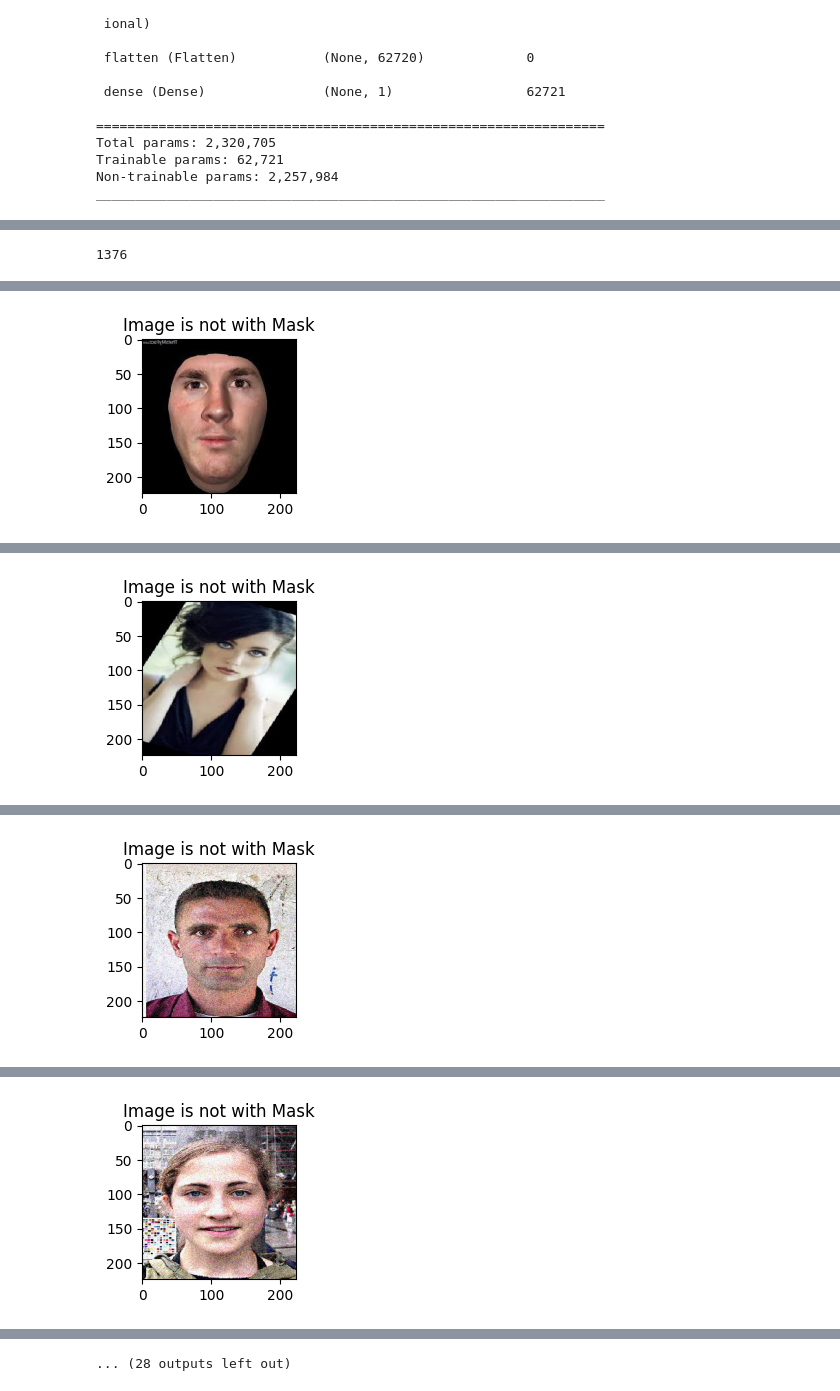
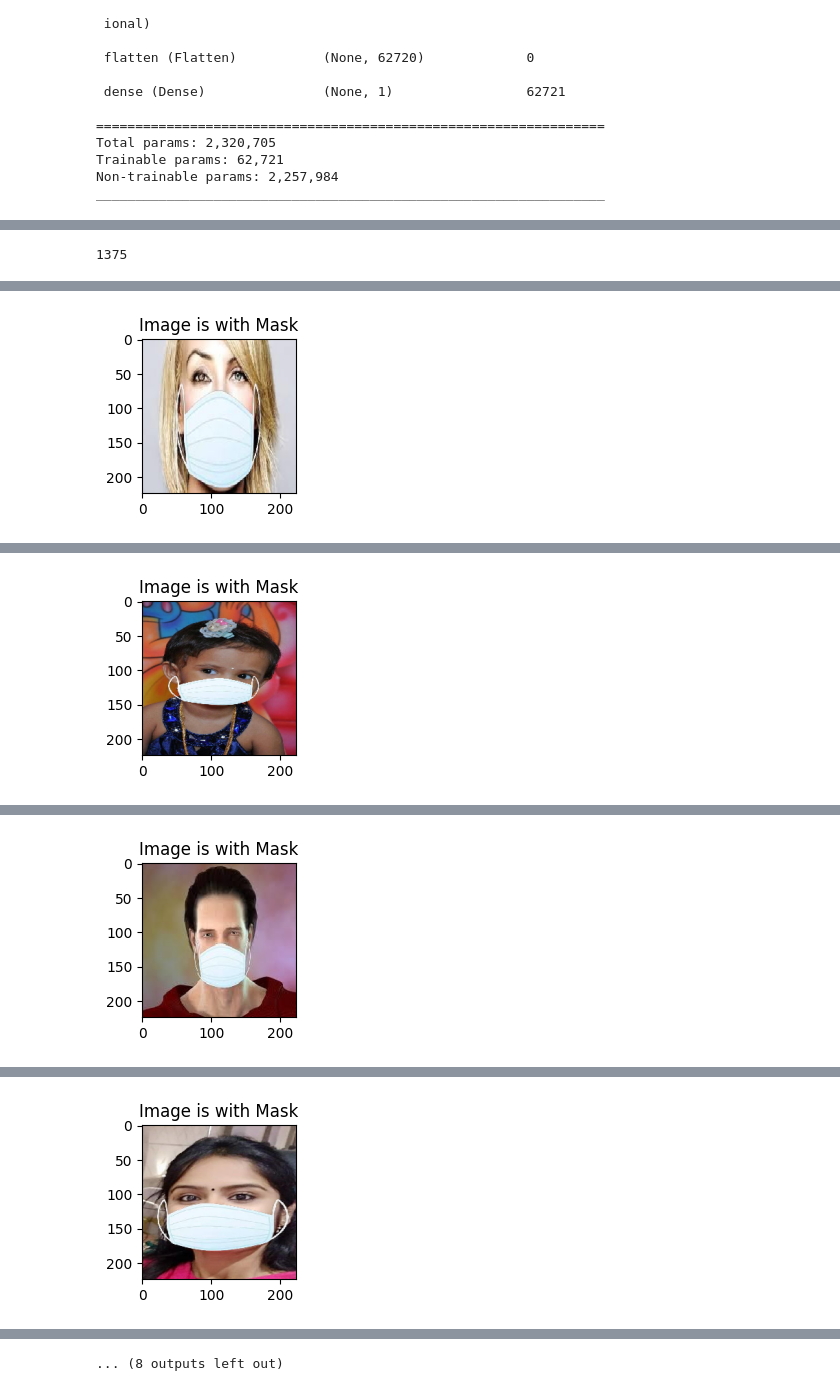
Before and after one commit to amballa-mahesh/dl_face_mask_project, a Jupyter notebook: notebooks/Deep_learning_facemask_detection.ipynb, the cells around one changed output, grey strips where cells are left out. Saved outputs shown, nothing was run; the diff lists cells and outputs as text; code cells hidden in the pictures.

Commit message:
model created . ipynb

```diff
--- a/notebooks/Deep_learning_facemask_detection.ipynb
+++ b/notebooks/Deep_learning_facemask_detection.ipynb
@@ -10,5 +12,5 @@ import os
 # %%
-image_names = os.listdir('/content/mydrive/MyDrive/DeeplearningImages')
+image_names = os.listdir('downloads/Images')
 # %%
 labels = []
 for image in image_names:
@@ -58,10 +61,10 @@ import matplotlib.pyplot as plt
 import tensorflow
 from tensorflow.keras.preprocessing.image import load_img
 # %%
-i = 0
-image = load_img('/content/mydrive/MyDrive/DeeplearningImages/'+ str(df['file_name'][i]))
+i = 3
+image = load_img('downloads/Images/'+ str(df['file_name'][i]))
 plt.figure(figsize = (4,2))
-if df['labels'][i]==0:
+if df['labels'][i]=="0":
   title = 'Without_mask'
 else:
   title = 'With_mask'
@@ -251,7 +253,7 @@ plt.show()
 # %%
 from tensorflow.keras.models import load_model
 from tensorflow.keras.utils import load_img,img_to_array
-best_model = load_model("/content/best_model.h5")
+best_model = load_model("artifacts/best_model.h5")
 # %%
 def image_treat(image):
   image = img_to_array(image)
@@ -259,14 +261,14 @@ def image_treat(image):
   image_change = np.expand_dims(image,axis=0)
   return(image_change)
 # %%
-image_names = os.listdir('/content/mydrive/MyDrive/DeeplearningImages')
+image_names = os.listdir('downloads/Images')
 len(image_names)
 # %% [output]
-1376
+1375
 # %%
-image_names = os.listdir('/content/mydrive/MyDrive/DeeplearningImages')
-for i in range(990,1010):
-  image = load_img('/content/mydrive/MyDrive/DeeplearningImages/'+str(image_names[i]),target_size=(224,224))
+image_names = os.listdir('downloads/Images')
+for i in range(1350,1360):
+  image = load_img('downloads/Images/'+str(image_names[i]),target_size=(224,224))
   image_change = image_treat(image)
   pred = best_model.predict(image_change).round()
   predict_result=''
@@ -283 +285 @@ for i in range(990,1010):
-[figure, old version]
+[figure, new version]
@@ -285 +287 @@ for i in range(990,1010):
-[figure, old version]
+[figure, new version]
@@ -287 +289 @@ for i in range(990,1010):
-[figure, old version]
+[figure, new version]
@@ -289 +291 @@ for i in range(990,1010):
-[figure, old version]
+[figure, new version]
@@ -294 +296 @@ for i in range(990,1010):
-... (28 outputs left out)
+... (8 outputs left out)
```
Also changed, not shown: parts of 19 cells of this notebook, 1 other file.
